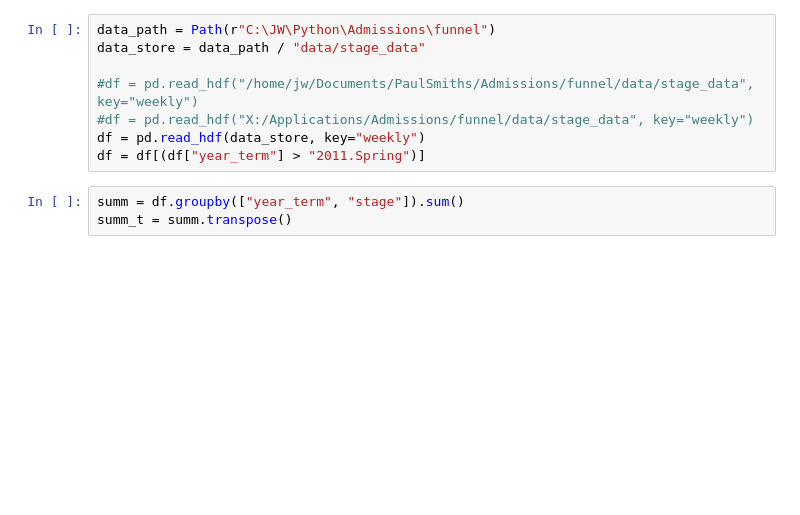
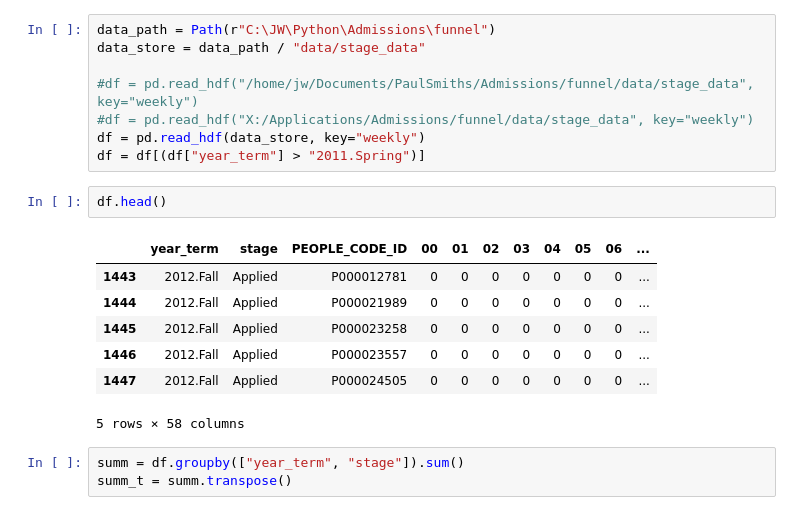
Before and after one commit to JeffWalton-PSC/Admissions, a Jupyter notebook: funnel/AdminWeekFunctionsTest.ipynb, the cells around one changed output. Saved outputs shown, nothing was run; the diff lists cells and outputs as text; blank space fills up the shorter version.

```diff
--- a/funnel/AdminWeekFunctionsTest.ipynb
+++ b/funnel/AdminWeekFunctionsTest.ipynb
@@ -26,6 +26,16 @@ data_store = data_path / "data/stage_data"
 #df = pd.read_hdf("X:/Applications/Admissions/funnel/data/stage_data", key="weekly")
 df = pd.read_hdf(data_store, key="weekly")
 df = df[(df["year_term"] > "2011.Spring")]
+# %%
+df.head()
+# %% [output]
+|  | year_term | stage | PEOPLE_CODE_ID | 00 | 01 | 02 | 03 | 04 | 05 | 06 | ... |
+| 1443 | 2012.Fall | Applied | P000012781 | 0 | 0 | 0 | 0 | 0 | 0 | 0 | ... |
+| 1444 | 2012.Fall | Applied | P000021989 | 0 | 0 | 0 | 0 | 0 | 0 | 0 | ... |
+| 1445 | 2012.Fall | Applied | P000023258 | 0 | 0 | 0 | 0 | 0 | 0 | 0 | ... |
+| 1446 | 2012.Fall | Applied | P000023557 | 0 | 0 | 0 | 0 | 0 | 0 | 0 | ... |
+| 1447 | 2012.Fall | Applied | P000024505 | 0 | 0 | 0 | 0 | 0 | 0 | 0 | ... |
+5 rows × 58 columns
 # %%
 summ = df.groupby(["year_term", "stage"]).sum()
 summ_t = summ.transpose()
```
Also changed, not shown: parts of 1 cell of this notebook, 2 other files.
